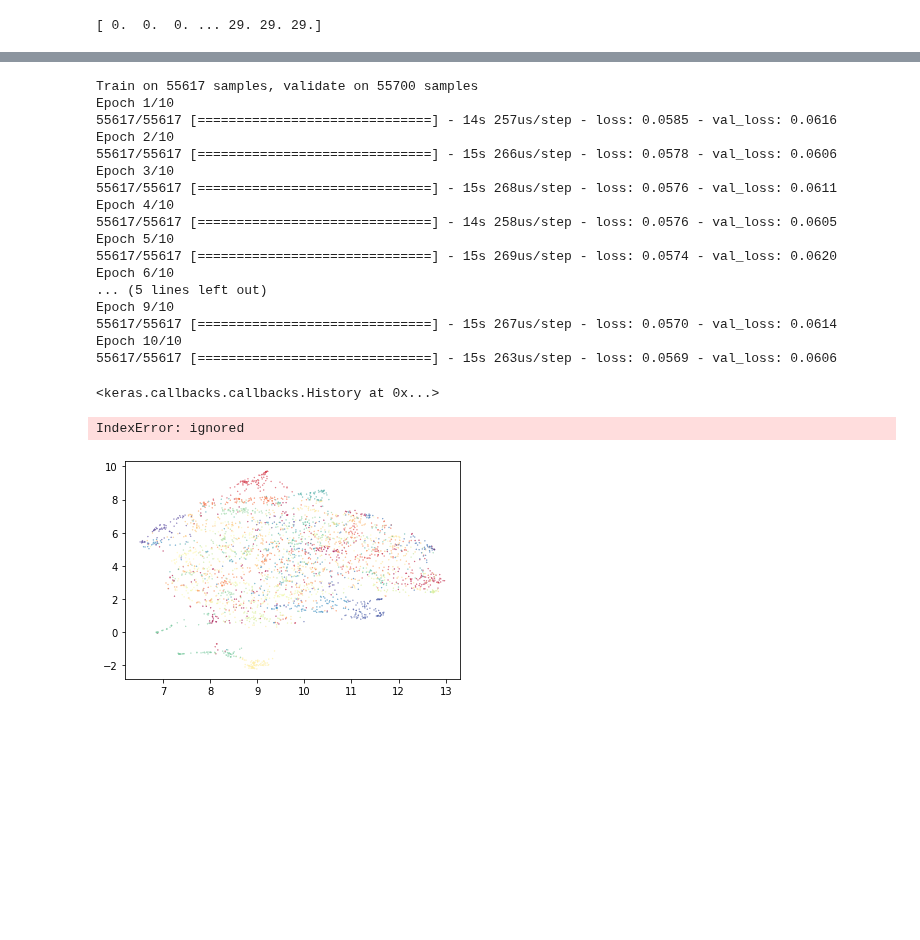
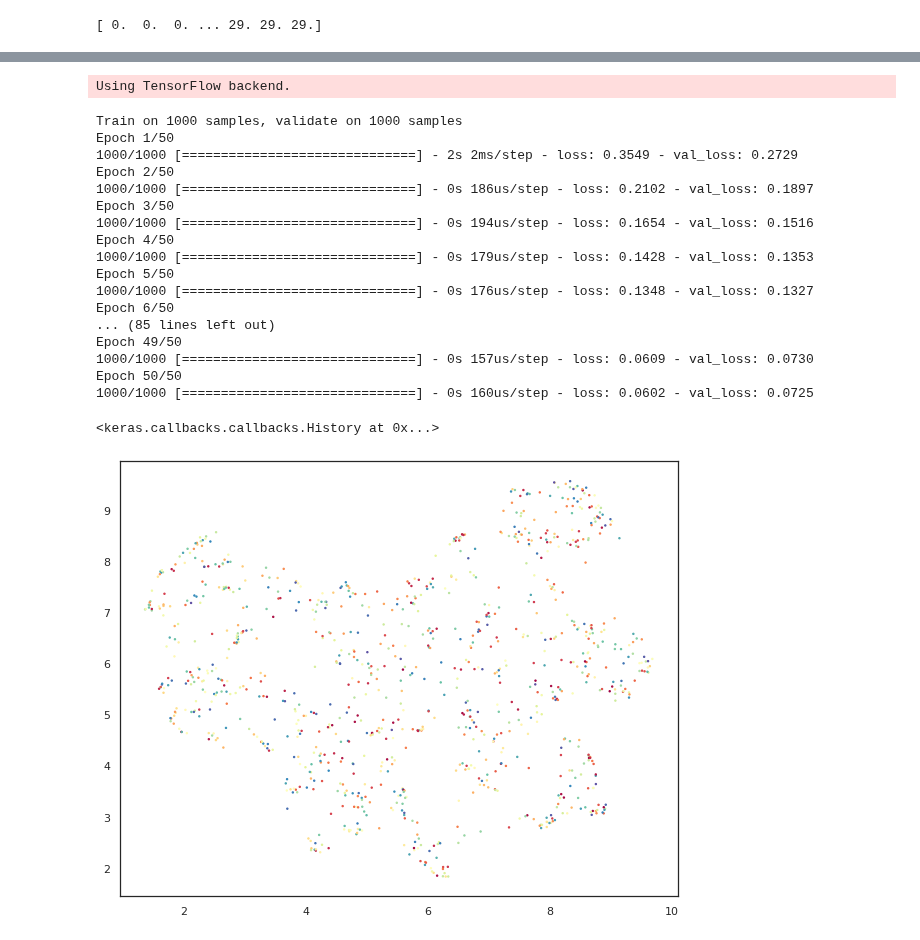
Before and after one commit to GuillaumeMagnette/Stage_Tritons, a Jupyter notebook: Umap_Autoencoder.ipynb, the cells around one changed output, grey strips where cells are left out. Saved outputs shown, nothing was run; the diff lists cells and outputs as text; code cells hidden in the pictures; blank space fills up the shorter version.

```diff
--- a/Umap_Autoencoder.ipynb
+++ b/Umap_Autoencoder.ipynb
@@ -231,7 +243,7 @@ print(test_size)
 #BATCH_SIZE = 32
 #input_shape = (50,35,3)
 #data_dir = "/content/male"
-input_shape = (75,30,3)
+input_shape = (75,30,1)
 
 
 
@@ -335,16 +363,26 @@ NameError: ignored
 # %%
 #x_lite = np.zeros(200*30,75,30,3)
 #y_lite = np.zeros(200*30)
-x_lite = []
-y_lite = []
+x_train_lite = []
+y_train_lite = []
+x_test_lite = []
+y_test_lite = []
+
 for i in range(10):
   for idx,row in enumerate(x_test):
     if y_test[idx]==i:
-      x_lite.append(row)
-      y_lite.append(y_test[idx])
+      x_test_lite.append(row)
+      y_test_lite.append(y_test[idx])
 
-x_lite = np.array(x_lite)
-y_lite = np.array(y_lite)
+  for idx,row in enumerate(x_train):
+    if y_train[idx]==i:
+      x_train_lite.append(row)
+      y_train_lite.append(y_test[idx])
+
+x_train_lite = np.array(x_train_lite)
+y_train_lite = np.array(y_train_lite)
+x_test_lite = np.array(x_test_lite)
+y_test_lite = np.array(y_test_lite)
 # %%
 print(y_lite)
 # %% [output]
@@ -381,7 +419,8 @@ from keras.layers import Input, Dense, Conv2D, MaxPooling2D, UpSampling2D
 from keras.models import Model
 from keras import backend as K
 from keras import regularizers
-
+x_train = x_train_lite
+x_test = x_test_lite
 x_train = np.reshape(x_train, (x_train.shape[0], x_train.shape[1]*x_train.shape[2]*x_train.shape[3]))  # adapt this if using `channels_first` image data format
 x_test = np.reshape(x_test, (x_test.shape[0], x_test.shape[1]*x_test.shape[2]*x_test.shape[3]))  # adapt this if using `channels_first` image data format
 
@@ -403,41 +442,41 @@ autoencoder = autoencoder(shape)
 
 hidden = autoencoder.get_layer(name='encoder_%d' % (len(shape) - 2)).output
 encoder = Model(inputs=autoencoder.input, outputs=hidden)
+# %% [output]
+Using TensorFlow backend.
 # %%
 autoencoder.compile(loss='mse', optimizer='adam')
 autoencoder.fit(
             x_train,
             x_train,
             batch_size=100,
-            epochs=10,
+            epochs=50,
             validation_data=(x_test, x_test),
             verbose=1)
 # %% [output]
-Train on 55617 samples, validate on 55700 samples
-Epoch 1/10
-55617/55617 [==============================] - 14s 257us/step - loss: 0.0585 - val_loss: 0.0616
-Epoch 2/10
-55617/55617 [==============================] - 15s 266us/step - loss: 0.0578 - val_loss: 0.0606
-Epoch 3/10
-55617/55617 [==============================] - 15s 268us/step - loss: 0.0576 - val_loss: 0.0611
-Epoch 4/10
-55617/55617 [==============================] - 14s 258us/step - loss: 0.0576 - val_loss: 0.0605
-Epoch 5/10
-55617/55617 [==============================] - 15s 269us/step - loss: 0.0574 - val_loss: 0.0620
-Epoch 6/10
-... (5 lines left out)
-Epoch 9/10
-55617/55617 [==============================] - 15s 267us/step - loss: 0.0570 - val_loss: 0.0614
-Epoch 10/10
-55617/55617 [==============================] - 15s 263us/step - loss: 0.0569 - val_loss: 0.0606
+Train on 1000 samples, validate on 1000 samples
+Epoch 1/50
+1000/1000 [==============================] - 2s 2ms/step - loss: 0.3549 - val_loss: 0.2729
+Epoch 2/50
+1000/1000 [==============================] - 0s 186us/step - loss: 0.2102 - val_loss: 0.1897
+Epoch 3/50
+1000/1000 [==============================] - 0s 194us/step - loss: 0.1654 - val_loss: 0.1516
+Epoch 4/50
+1000/1000 [==============================] - 0s 179us/step - loss: 0.1428 - val_loss: 0.1353
+Epoch 5/50
+1000/1000 [==============================] - 0s 176us/step - loss: 0.1348 - val_loss: 0.1327
+Epoch 6/50
+... (85 lines left out)
+Epoch 49/50
+1000/1000 [==============================] - 0s 157us/step - loss: 0.0609 - val_loss: 0.0730
+Epoch 50/50
+1000/1000 [==============================] - 0s 160us/step - loss: 0.0602 - val_loss: 0.0725
 <keras.callbacks.callbacks.History at 0x...>
-# %%
-embedding = encoder.predict(x_lite.reshape((x_lite.shape[0],x_lite.shape[1]*x_lite.shape[2]*x_lite.shape[3])))
-# %% [output]
-IndexError: ignored
+# %%
+embedding = encoder.predict(x_train)
 # %%
 standard_embedding = umap.UMAP(random_state=42).fit_transform(embedding)
-plt.scatter(standard_embedding[:, 0], standard_embedding[:, 1], c=y_lite, s=0.1, cmap='Spectral');
+plt.scatter(standard_embedding[:, 0], standard_embedding[:, 1], c=y_train_lite, s=2, cmap='Spectral');
 # %% [output]
-[figure, old version]
+[figure, new version]
 # %%
```
Also changed, not shown: parts of 18 cells of this notebook.
